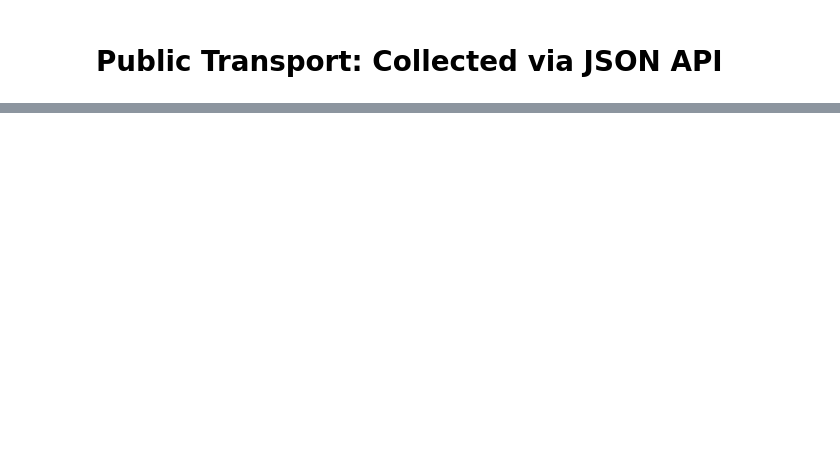
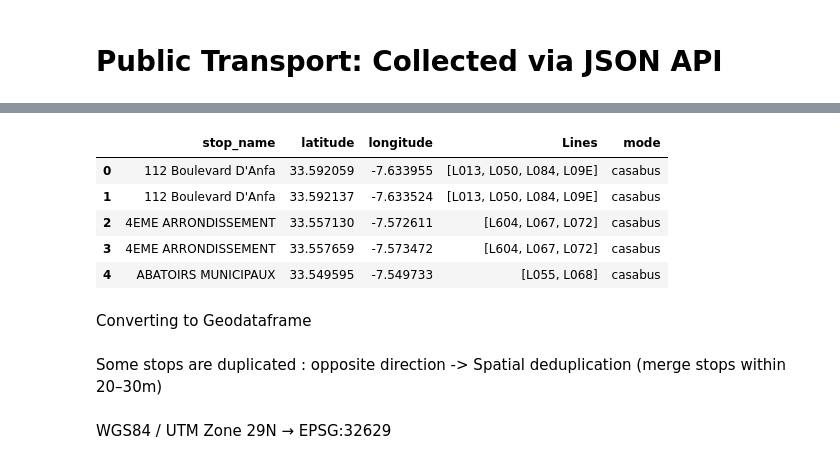
Before and after one commit to afkk25/capstone_repo, a Jupyter notebook: notebooks/02_data_preprocessing.ipynb, the cells around one changed output, grey strips where cells are left out. Drawn from its saved outputs; the diff is of its cells as text; code cells hidden in the pictures; blank space fills up the shorter version.

```diff
--- a/notebooks/02_data_preprocessing.ipynb
+++ b/notebooks/02_data_preprocessing.ipynb
@@ -340,0 +293,8 @@ save_clean_data(stops_cleaned, stops_gdf, "CasaBus_stops")
+# %%
+interchange_counts = (
+    casaway.groupby("stop_id")["Lines"]
+    .nunique()
+    .reset_index(name="n_lines")
+)
+
+casaway = casaway.merge(interchange_counts, on="stop_id")
@@ -340,0 +314,24 @@ save_clean_data(stops_cleaned, stops_gdf, "CasaBus_stops")
+# %%
+casaway_grouped = (
+    casaway
+    .groupby(["stop_name", "latitude", "longitude"])
+    .agg({
+        "Lines": lambda x: list(x.unique())
+    })
+    .reset_index()
+)
+# %%
+def detect_mode(lines):
+    """
+    lines: list of strings, e.g. ['T1', 'T2'] or ['BW2']
+    returns 'tram' if all lines start with 'T', 'busway' if all lines start with B/W, 'mixed' otherwise
+    """
+    if all(l.startswith("T") for l in lines):
+        return "tram"
+    elif all(l.startswith("BW") for l in lines):
+        return "busway"
+    else:
+        return "mixed"  # stop served by tram + busway
+
+# Apply
+casaway_grouped["mode"] = casaway_grouped["Lines"].apply(detect_mode)
@@ -340,0 +355,3 @@ save_clean_data(stops_cleaned, stops_gdf, "CasaBus_stops")
+# %%
+stops_df = pd.concat([casabus_grouped, casaway_grouped], ignore_index=True)
+stops_df.info()
@@ -340,0 +371,11 @@ save_clean_data(stops_cleaned, stops_gdf, "CasaBus_stops")
+# %%
+stops_df.head()
+# %% [output]
+|  | stop_name | latitude | longitude | Lines | mode |
+| 0 | 112 Boulevard D'Anfa | 33.592059 | -7.633955 | [L013, L050, L084, L09E] | casabus |
+| 1 | 112 Boulevard D'Anfa | 33.592137 | -7.633524 | [L013, L050, L084, L09E] | casabus |
+| 2 | 4EME ARRONDISSEMENT | 33.557130 | -7.572611 | [L604, L067, L072] | casabus |
+| 3 | 4EME ARRONDISSEMENT | 33.557659 | -7.573472 | [L604, L067, L072] | casabus |
+| 4 | ABATOIRS MUNICIPAUX | 33.549595 | -7.549733 | [L055, L068] | casabus |
+# %% [markdown]
+Converting to Geodataframe
@@ -340,0 +393,4 @@ save_clean_data(stops_cleaned, stops_gdf, "CasaBus_stops")
+# %% [markdown]
+Some stops are duplicated : opposite direction -> Spatial deduplication (merge stops within 20–30m)
+# %% [markdown]
+WGS84 / UTM Zone 29N → EPSG:32629
```
Also changed, not shown: parts of 93 cells of this notebook, 6 other files.
